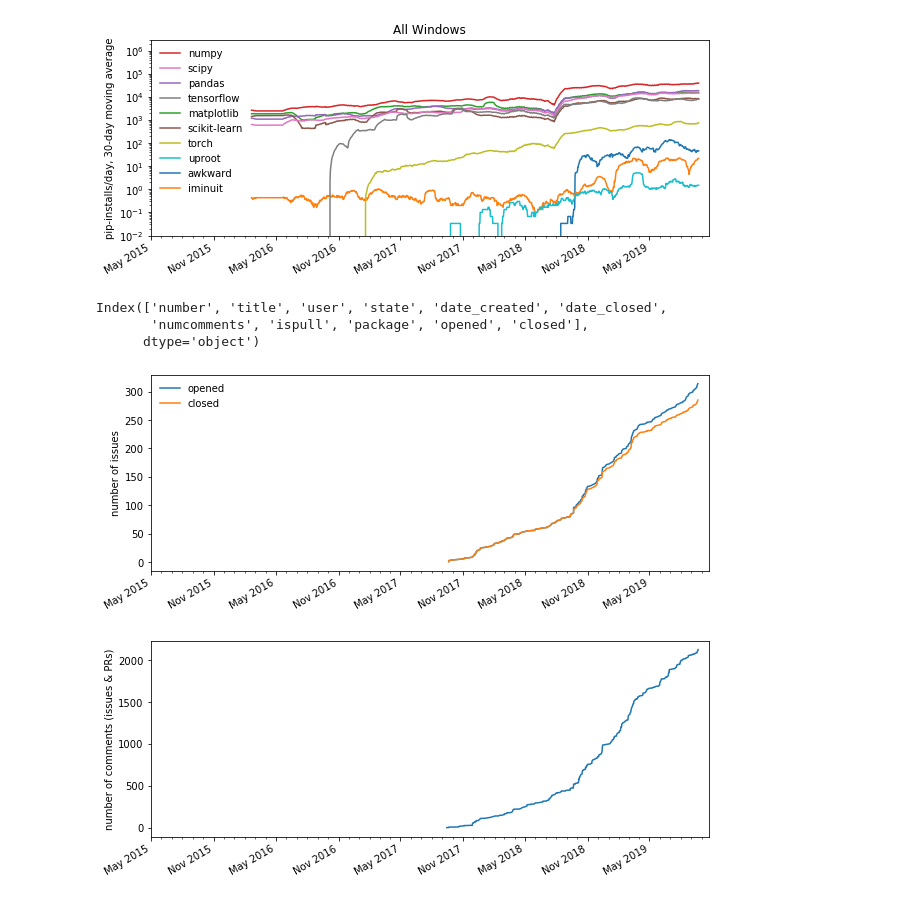
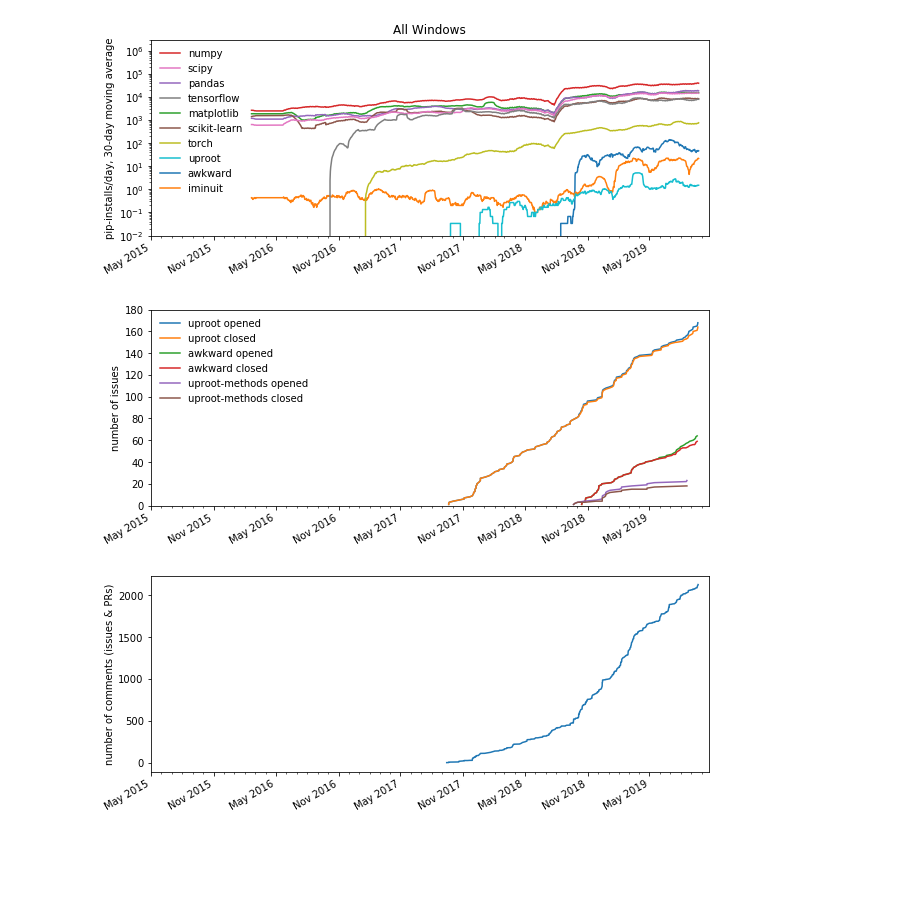
Before and after one commit to jpivarski-talks/2019-10-17-pyhep-awkward, a Jupyter notebook: analysis.ipynb, the cells around one changed output. Drawn from its saved outputs; the diff is of its cells as text; code cells hidden in the pictures; blank space fills up the shorter version.

```diff
--- a/analysis.ipynb
+++ b/analysis.ipynb
@@ -97,26 +97,24 @@ dfmethods["package"] = "uproot-methods"
 dfawkward["package"] = "awkward-array"
 dfissues = pandas.concat([dfuproot, dfmethods, dfawkward])
 
-dfissues["opened"] = 1
-dfissues["closed"] = dfissues["state"].apply(lambda x: 1 if x == "closed" else 0)
-
-dfissues.columns
+for df in dfuproot, dfmethods, dfawkward:
+    df["opened"] = 1
+    df["closed"] = df["state"].apply(lambda x: 1 if x == "closed" else 0)
-# %% [output]
-Index(['number', 'title', 'user', 'state', 'date_created', 'date_closed',
-       'numcomments', 'ispull', 'package', 'opened', 'closed'],
-      dtype='object')
 # %%
-ax = dfissues[["date_created", "opened", "closed"]][~dfissues["ispull"]].set_index("date_created", inplace=False).sort_index().cumsum().plot(figsize=(10, 4))
+fig, ax = matplotlib.pyplot.subplots(figsize=(10, 4))
+for df in dfuproot, dfawkward, dfmethods:
+    df[["date_created", "opened", "closed"]][~df["ispull"] & ~numpy.isin(df["user"], ["jpivarski", "reikdas"])].set_index("date_created", inplace=False).sort_index().cumsum().plot(ax=ax)
 matplotlib.pyplot.xlabel("")
 matplotlib.pyplot.ylabel("number of issues")
 handles, labels = ax.get_legend_handles_labels()
-ax.legend(loc="upper left", frameon=False)
+ax.legend(["uproot opened", "uproot closed", "awkward opened", "awkward closed", "uproot-methods opened", "uproot-methods closed"], loc="upper left", frameon=False)
 ax.set_xlim((datetime.date(2015, 5, 1), datetime.date(2019, 10, 22)))
+ax.set_ylim((0, 180))
 ax.xaxis.set_minor_locator(matplotlib.dates.MonthLocator())
 ax.xaxis.set_major_locator(matplotlib.dates.MonthLocator(interval=6))
 ax.xaxis.set_major_formatter(matplotlib.dates.DateFormatter('%b %Y'))
 # %% [output]
-[figure, old version]
+[figure, new version]
 # %%
 ax = dfissues[["date_created", "numcomments"]].set_index("date_created", inplace=False).sort_index().cumsum().plot(figsize=(10, 4))
 matplotlib.pyplot.xlabel("")
```
Also changed, not shown: parts of 1 cell of this notebook.
